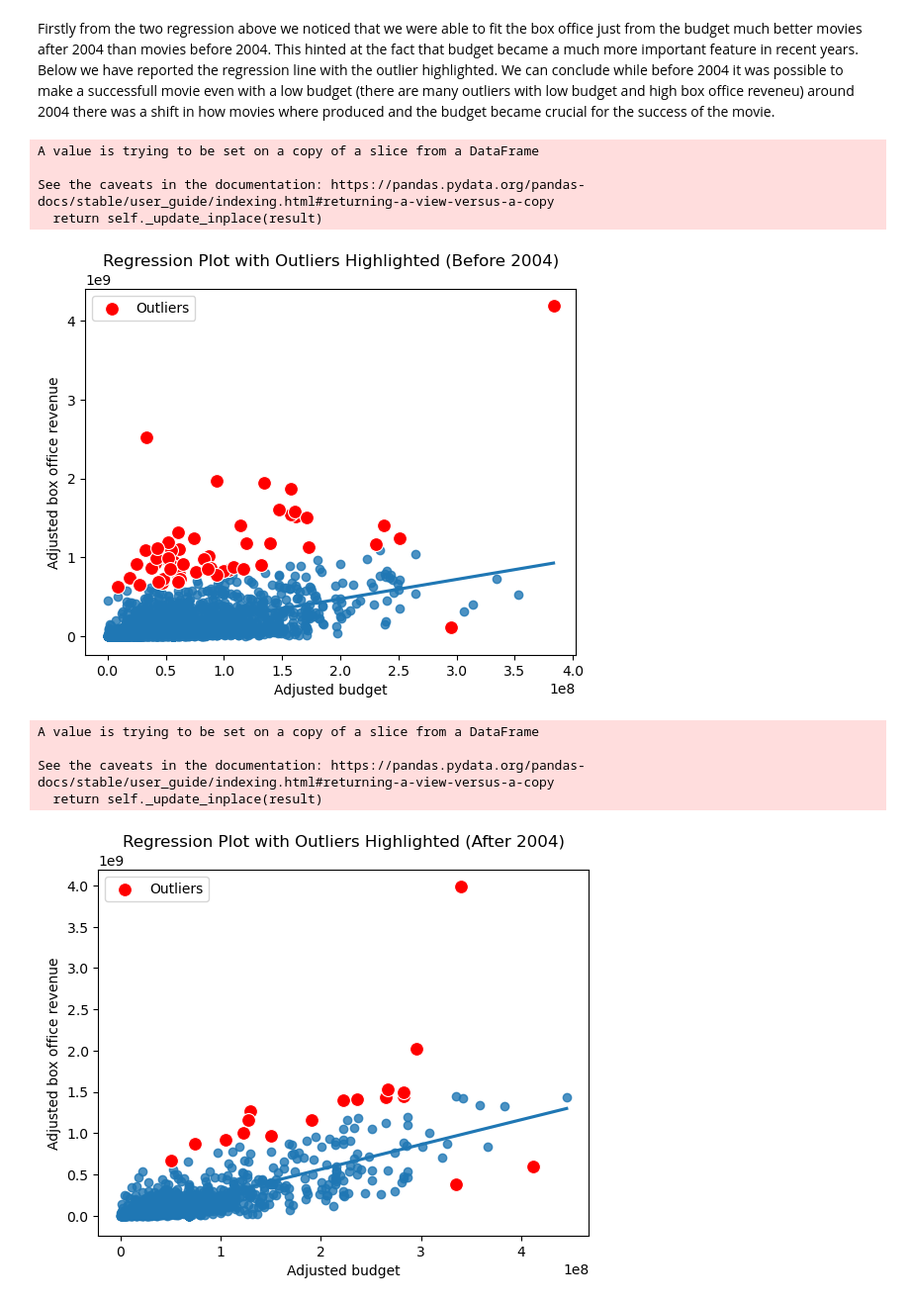
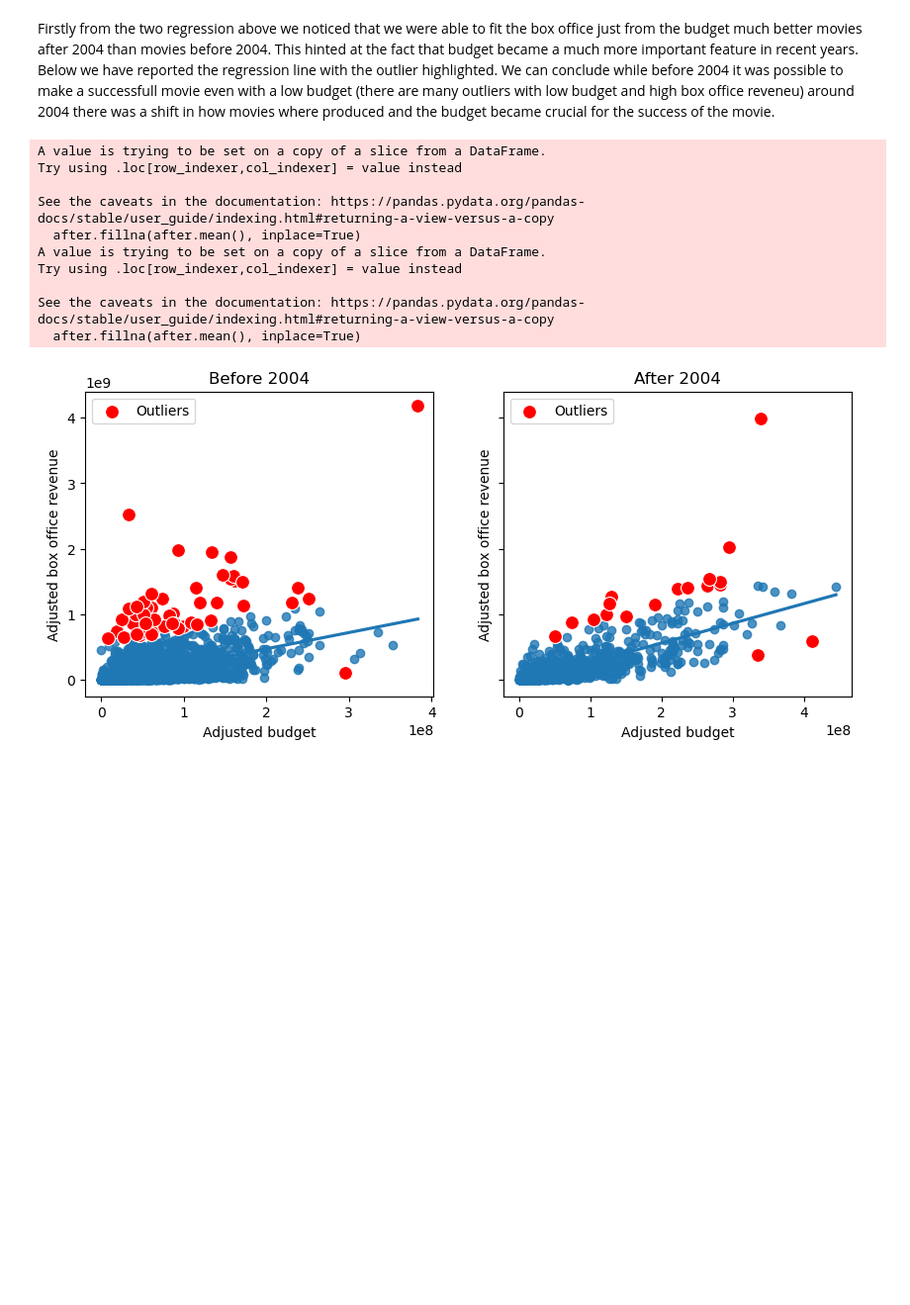
Before and after one commit to epfl-ada/ada-2023-project-msosm, a Jupyter notebook: main.ipynb, the cells around one changed output. Shown at 99% size. Cells and saved outputs as stored; diff of their text form; code cells hidden in the pictures; blank space fills up the shorter version.

Commit message:
plots revision

```diff
--- a/main.ipynb
+++ b/main.ipynb
@@ -842,13 +892,15 @@ Firstly from the two regression above we noticed that we were able to fit the bo
 import seaborn as sns
 import matplotlib.pyplot as plt
 import numpy as np
+
+f, axes = plt.subplots(1, 2, sharey=True, figsize= (10, 4))
 
 
 after = fixed_release_date[fixed_release_date['year'] < 2004]
 after.fillna(after.mean(), inplace=True)
 
 # Create a regression plot
-reg_plot = sns.regplot(data=after, x='adjusted_budget', y='adjusted_box_office_revenue', ci=None)
+reg_plot = sns.regplot(data=after, x='adjusted_budget', y='adjusted_box_office_revenue', ci=None, ax = axes[0])
 
 # Get the regression line parameters
 slope, intercept = np.polyfit(after['adjusted_budget'], after['adjusted_box_office_revenue'], 1)
@@ -856,50 +908,51 @@ slope, intercept = np.polyfit(after['adjusted_budget'], after['adjusted_box_offi
 # Calculate residuals
 residuals = after['adjusted_box_office_revenue'] - (intercept + slope * after['adjusted_budget'])
 
 # Identify points further than one standard deviation from the regression line
 outliers = after[np.abs(residuals) > 3*np.std(residuals)]
 
 # Highlight outliers in red with 'x' markers
-sns.scatterplot(x='adjusted_budget', y='adjusted_box_office_revenue', data=outliers, color='red', s=100, label='Outliers')
+sns.scatterplot(x='adjusted_budget', y='adjusted_box_office_revenue', data=outliers, color='red', s=100, label='Outliers', ax = axes[0])
 
-plt.legend()
-plt.title('Regression Plot with Outliers Highlighted (Before 2004)')
-plt.xlabel('Adjusted budget')
-plt.ylabel('Adjusted box office revenue')
-plt.show()
+axes[0].legend()
+axes[0].set_title('Before 2004')
+axes[0].set_xlabel('Adjusted budget')
+axes[0].set_ylabel('Adjusted box office revenue')
+# plt.show()
 
 # Assuming you have a DataFrame named 'fixed_release_date'
 after = fixed_release_date[fixed_release_date['year'] > 2004]
 after.fillna(after.mean(), inplace=True)
 
 # Create a regression plot
-reg_plot = sns.regplot(data=after, x='adjusted_budget', y='adjusted_box_office_revenue', ci=None)
+reg_plot = sns.regplot(data=after, x='adjusted_budget', y='adjusted_box_office_revenue', ci=None, ax = axes[1])
 
 # Get the regression line parameters
 slope, intercept = np.polyfit(after['adjusted_budget'], after['adjusted_box_office_revenue'], 1)
 
 # Calculate residuals
 residuals = after['adjusted_box_office_revenue'] - (intercept + slope * after['adjusted_budget'])
 
 # Identify points further than one standard deviation from the regression line
 outliers = after[np.abs(residuals) > 3*np.std(residuals)]
 
 # Highlight outliers in red with 'x' markers
-sns.scatterplot(x='adjusted_budget', y='adjusted_box_office_revenue', data=outliers, color='red', s=100, label='Outliers')
+sns.scatterplot(x='adjusted_budget', y='adjusted_box_office_revenue', data=outliers, color='red', s=100, label='Outliers', ax = axes[1])
 
-plt.legend(loc='upper left')
-plt.title('Regression Plot with Outliers Highlighted (After 2004)')
-plt.xlabel('Adjusted budget')
-plt.ylabel('Adjusted box office revenue')
+# plt.legend(loc='upper left')
+axes[1].set_title('After 2004')
+axes[1].set_xlabel('Adjusted budget')
+axes[1].set_ylabel('Adjusted box office revenue')
 plt.show()
 # %% [output]
-A value is trying to be set on a copy of a slice from a DataFrame
+A value is trying to be set on a copy of a slice from a DataFrame.
+Try using .loc[row_indexer,col_indexer] = value instead
 
 See the caveats in the documentation: https://pandas.pydata.org/pandas-docs/stable/user_guide/indexing.html#returning-a-view-versus-a-copy
-  return self._update_inplace(result)
+  after.fillna(after.mean(), inplace=True)
+A value is trying to be set on a copy of a slice from a DataFrame.
+Try using .loc[row_indexer,col_indexer] = value instead
+
+See the caveats in the documentation: https://pandas.pydata.org/pandas-docs/stable/user_guide/indexing.html#returning-a-view-versus-a-copy
+  after.fillna(after.mean(), inplace=True)
-[figure, old version]
+[figure, new version]
-A value is trying to be set on a copy of a slice from a DataFrame
-
-See the caveats in the documentation: https://pandas.pydata.org/pandas-docs/stable/user_guide/indexing.html#returning-a-view-versus-a-copy
-  return self._update_inplace(result)
-[figure, removed]
```
Also changed, not shown: parts of 22 cells of this notebook.
